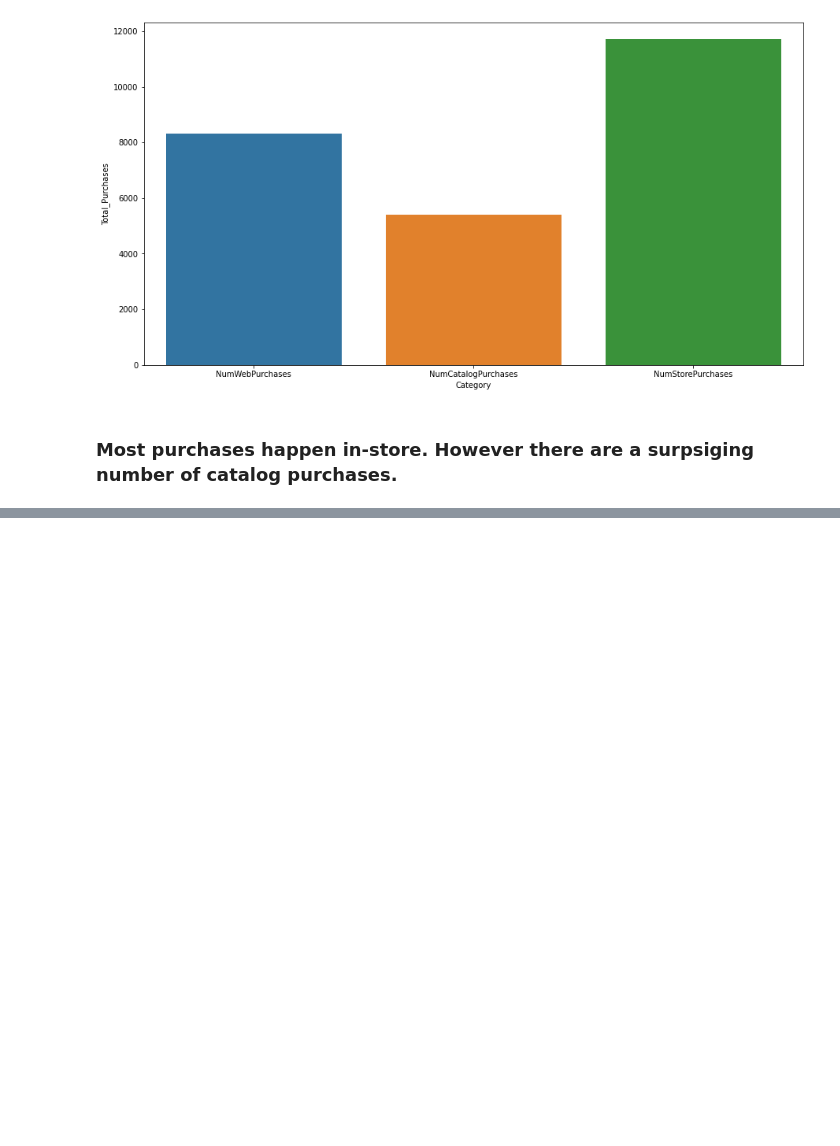
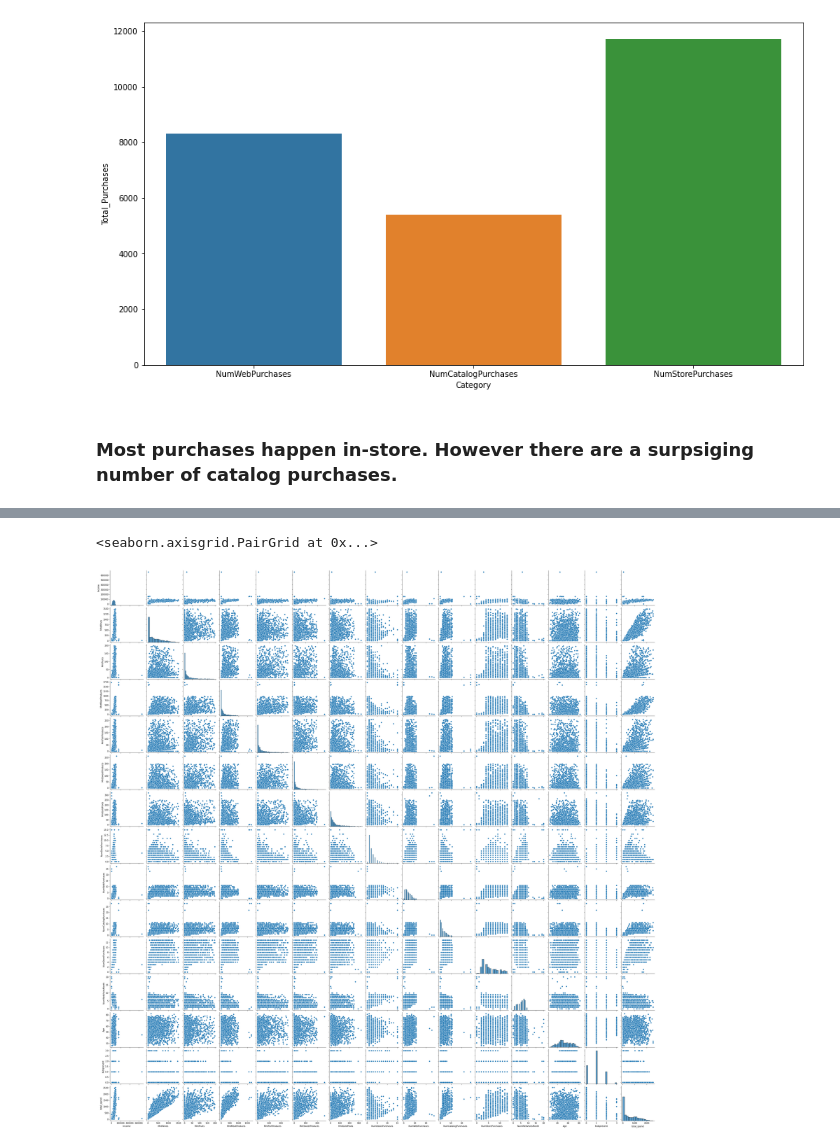
Before and after one commit to jaysCustomSpacesuits/customer_segmentation, a Jupyter notebook: Customer Analysis and Segmentation.ipynb, the cells around one changed output, grey strips where cells are left out. Drawn from its saved outputs; the diff is of its cells as text; code cells hidden in the pictures; blank space fills up the shorter version.

```diff
--- a/Customer Analysis and Segmentation.ipynb
+++ b/Customer Analysis and Segmentation.ipynb
@@ -366,0 +420,4 @@ sns.barplot(x='Category', y='Total_Purchases', data=type_of_purchase)
+# %%
+num_cols = ['Income', 'MntWines', 'MntFruits', 'MntMeatProducts', 'MntFishProducts', 'MntSweetProducts',
+           'MntGoldProds', 'NumDealsPurchases', 'NumWebPurchases', 'NumCatalogPurchases', 'NumStorePurchases',
+           'NumWebVisitsMonth', 'Age', 'Kidspresent', 'total_spend']
@@ -366,0 +440,5 @@ sns.barplot(x='Category', y='Total_Purchases', data=type_of_purchase)
+# %%
+sns.pairplot(data=df[num_cols])
+# %% [output]
+<seaborn.axisgrid.PairGrid at 0x...>
+[figure, added]
```
Also changed, not shown: parts of 48 cells of this notebook.
